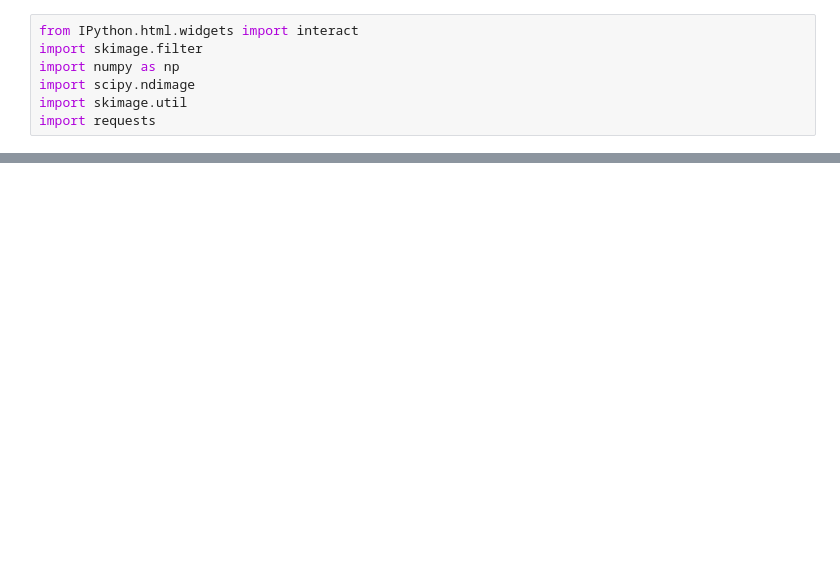
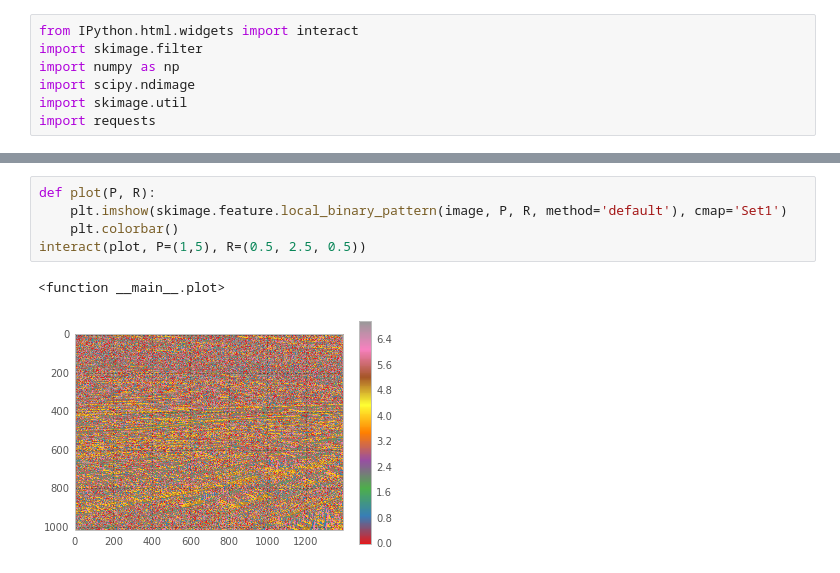
Before and after one commit to SiggyF/notebooks, a Jupyter notebook: gabor.ipynb, the cells around one changed output, grey strips where cells are left out. Saved outputs shown, nothing was run; the diff lists cells and outputs as text; blank space fills up the shorter version.

```diff
--- a/gabor.ipynb
+++ b/gabor.ipynb
@@ -42,0 +65,8 @@ skimage.filter.gabor_filter??
+# %%
+def plot(P, R):
+    plt.imshow(skimage.feature.local_binary_pattern(image, P, R, method='default'), cmap='Set1')
+    plt.colorbar()
+interact(plot, P=(1,5), R=(0.5, 2.5, 0.5))
+# %% [output]
+<function __main__.plot>
+[figure, added]
```
Also changed, not shown: parts of 7 cells of this notebook, 1 other file.
